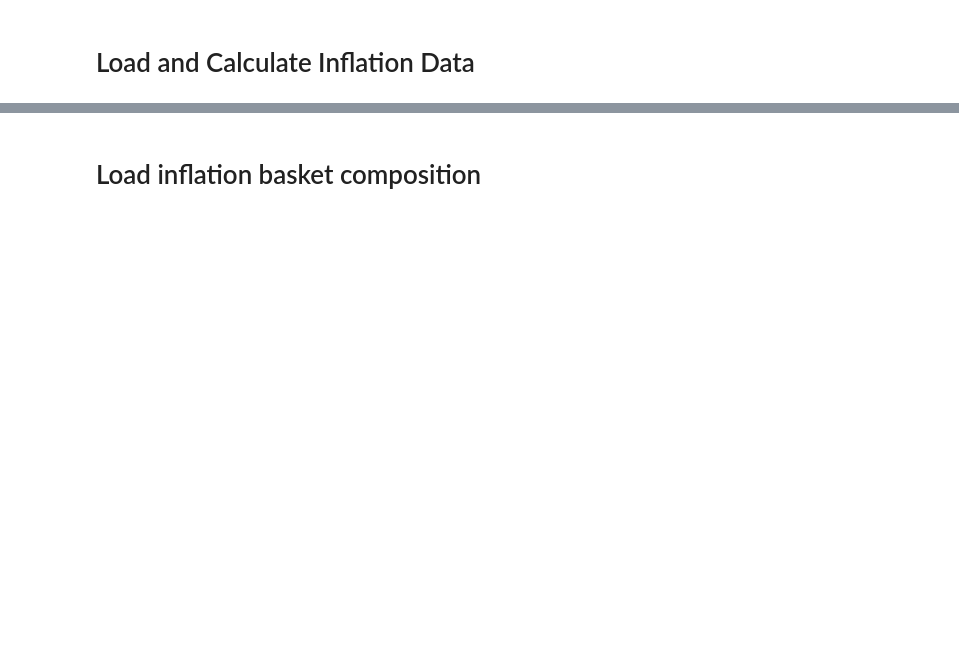
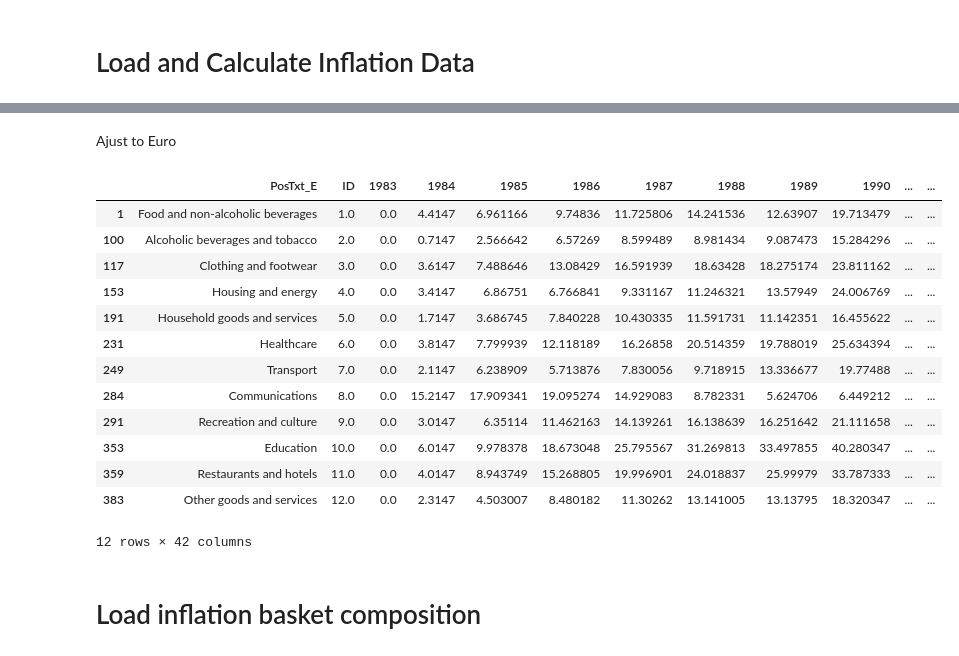
Before and after one commit to Faices/swiss-inflation-explorer, a Jupyter notebook: cleaning.ipynb, the cells around one changed output, grey strips where cells are left out. Saved outputs shown, nothing was run; the diff lists cells and outputs as text; code cells hidden in the pictures; blank space fills up the shorter version.

```diff
--- a/cleaning.ipynb
+++ b/cleaning.ipynb
@@ -24,3 +135,33 @@ last_valid_entry = 415  # You can adjust this value based on your data
 
 # Set the dynamic year values to 100 and remove columns before that year
 df = data.iloc[:last_valid_entry + 1]  # This will keep rows up to the last_valid_entry
+
+df_2 = df[df["Level"] == 2]
+
+# Create a dictionary from chf_euro DataFrame
+exchange_rate_change_dict = chf_euro.set_index('Year')['Exchange Rate Change'].to_dict()
+# Select the columns you want to adjust in df_2
+start_year = dynamic_year+1
+end_year = 2022
+
+# Generate a list of integers from start_year to end_year
+cols_to_adjust = list(range(start_year, end_year + 1))
+
+# Adjust the values in df_2 based on the exchange rate change
+for col in cols_to_adjust:
+    year = int(col)
+    df_2[col] = df_2[col] + (exchange_rate_change_dict.get(year, 0)*100)
+
+# Set the dynamic year values to 100
+df_2.loc[:, dynamic_year] = 100
+
+# Loop through years and calculate real values and subtract 100, starting from the dynamic year
+for year in range(dynamic_year + 1, 2023):
+    df_2[year] = df_2[year - 1] * (1 + df_2[year] / 100)
+
+for year in range(dynamic_year, 2023):
+    df_2[year] = df_2[year] - 100
+
+subset_columns = ['PosTxt_E', 'PosNo', dynamic_year] + list(range(dynamic_year + 1, 2023))
+df_inflation = df_2[subset_columns]
+df_inflation = df_inflation.rename(columns={'PosNo': 'ID'})
@@ -88,6 +184,25 @@ See the caveats in the documentation: https://pandas.pydata.org/pandas-docs/stab
+# %% [markdown]
+Ajust to Euro
 # %%
 csv_file_path = "data/df_inflation.csv"  # Replace "your_file_path_here.csv" with the desired file path
 df_inflation.to_csv(csv_file_path, index=False)  # Setting index=False to exclude the index column from the CSV
+# %%
+df_inflation
+# %% [output]
+|  | PosTxt_E | ID | 1983 | 1984 | 1985 | 1986 | 1987 | 1988 | 1989 | 1990 | ... | ... |
+| 1 | Food and non-alcoholic beverages | 1.0 | 0.0 | 4.4147 | 6.961166 | 9.74836 | 11.725806 | 14.241536 | 12.63907 | 19.713479 | ... | ... |
+| 100 | Alcoholic beverages and tobacco | 2.0 | 0.0 | 0.7147 | 2.566642 | 6.57269 | 8.599489 | 8.981434 | 9.087473 | 15.284296 | ... | ... |
+| 117 | Clothing and footwear | 3.0 | 0.0 | 3.6147 | 7.488646 | 13.08429 | 16.591939 | 18.63428 | 18.275174 | 23.811162 | ... | ... |
+| 153 | Housing and energy | 4.0 | 0.0 | 3.4147 | 6.86751 | 6.766841 | 9.331167 | 11.246321 | 13.57949 | 24.006769 | ... | ... |
+| 191 | Household goods and services | 5.0 | 0.0 | 1.7147 | 3.686745 | 7.840228 | 10.430335 | 11.591731 | 11.142351 | 16.455622 | ... | ... |
+| 231 | Healthcare | 6.0 | 0.0 | 3.8147 | 7.799939 | 12.118189 | 16.26858 | 20.514359 | 19.788019 | 25.634394 | ... | ... |
+| 249 | Transport | 7.0 | 0.0 | 2.1147 | 6.238909 | 5.713876 | 7.830056 | 9.718915 | 13.336677 | 19.77488 | ... | ... |
+| 284 | Communications | 8.0 | 0.0 | 15.2147 | 17.909341 | 19.095274 | 14.929083 | 8.782331 | 5.624706 | 6.449212 | ... | ... |
+| 291 | Recreation and culture | 9.0 | 0.0 | 3.0147 | 6.35114 | 11.462163 | 14.139261 | 16.138639 | 16.251642 | 21.111658 | ... | ... |
+| 353 | Education | 10.0 | 0.0 | 6.0147 | 9.978378 | 18.673048 | 25.795567 | 31.269813 | 33.497855 | 40.280347 | ... | ... |
+| 359 | Restaurants and hotels | 11.0 | 0.0 | 4.0147 | 8.943749 | 15.268805 | 19.996901 | 24.018837 | 25.99979 | 33.787333 | ... | ... |
+| 383 | Other goods and services | 12.0 | 0.0 | 2.3147 | 4.503007 | 8.480182 | 11.30262 | 13.141005 | 13.13795 | 18.320347 | ... | ... |
+12 rows × 42 columns
 # %% [markdown]
 # Load inflation basket composition
 # %%
```
Also changed, not shown: parts of 9 cells of this notebook.
